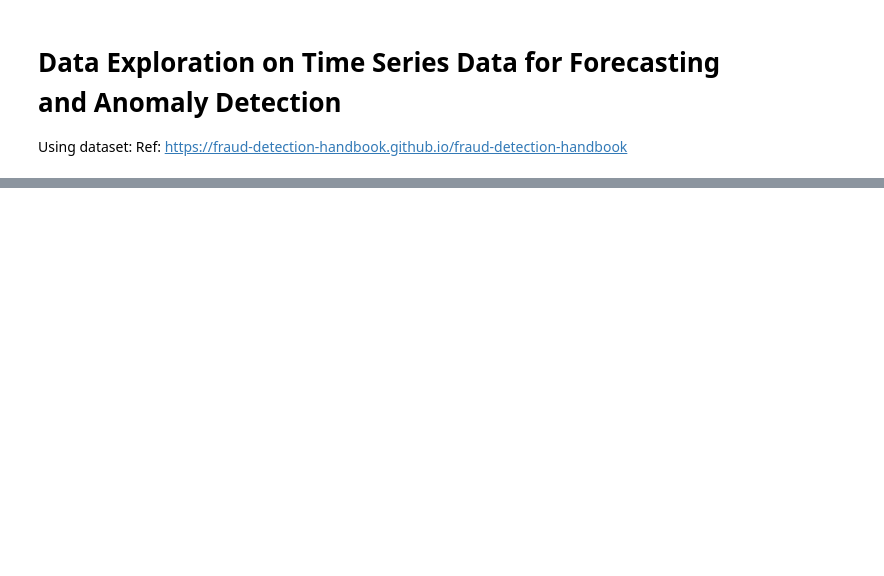
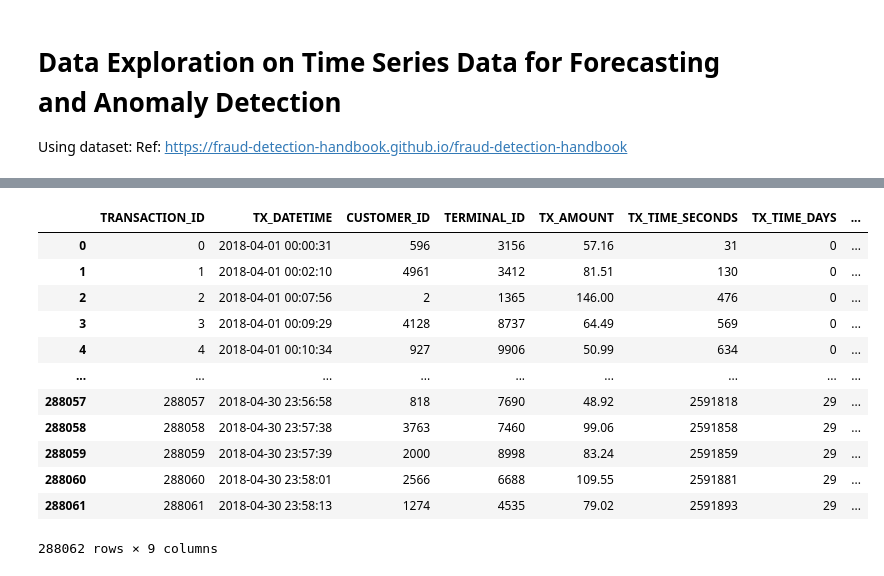
Before and after one commit to itsmariodias/anomaly-and-forecasting-project, a Jupyter notebook: data-exploration.ipynb, the cells around one changed output, grey strips where cells are left out. Saved outputs shown, nothing was run; the diff lists cells and outputs as text; code cells hidden in the pictures; blank space fills up the shorter version.

```diff
--- a/data-exploration.ipynb
+++ b/data-exploration.ipynb
@@ -66,0 +39,16 @@ train_data = data[data.timestamp < "2014-11-01 19:00:00"]
+# %%
+one_month_data
+# %% [output]
+|  | TRANSACTION_ID | TX_DATETIME | CUSTOMER_ID | TERMINAL_ID | TX_AMOUNT | TX_TIME_SECONDS | TX_TIME_DAYS | ... |
+| 0 | 0 | 2018-04-01 00:00:31 | 596 | 3156 | 57.16 | 31 | 0 | ... |
+| 1 | 1 | 2018-04-01 00:02:10 | 4961 | 3412 | 81.51 | 130 | 0 | ... |
+| 2 | 2 | 2018-04-01 00:07:56 | 2 | 1365 | 146.00 | 476 | 0 | ... |
+| 3 | 3 | 2018-04-01 00:09:29 | 4128 | 8737 | 64.49 | 569 | 0 | ... |
+| 4 | 4 | 2018-04-01 00:10:34 | 927 | 9906 | 50.99 | 634 | 0 | ... |
+| ... | ... | ... | ... | ... | ... | ... | ... | ... |
+| 288057 | 288057 | 2018-04-30 23:56:58 | 818 | 7690 | 48.92 | 2591818 | 29 | ... |
+| 288058 | 288058 | 2018-04-30 23:57:38 | 3763 | 7460 | 99.06 | 2591858 | 29 | ... |
+| 288059 | 288059 | 2018-04-30 23:57:39 | 2000 | 8998 | 83.24 | 2591859 | 29 | ... |
+| 288060 | 288060 | 2018-04-30 23:58:01 | 2566 | 6688 | 109.55 | 2591881 | 29 | ... |
+| 288061 | 288061 | 2018-04-30 23:58:13 | 1274 | 4535 | 79.02 | 2591893 | 29 | ... |
+288062 rows × 9 columns
```
Also changed, not shown: parts of 13 cells of this notebook.
